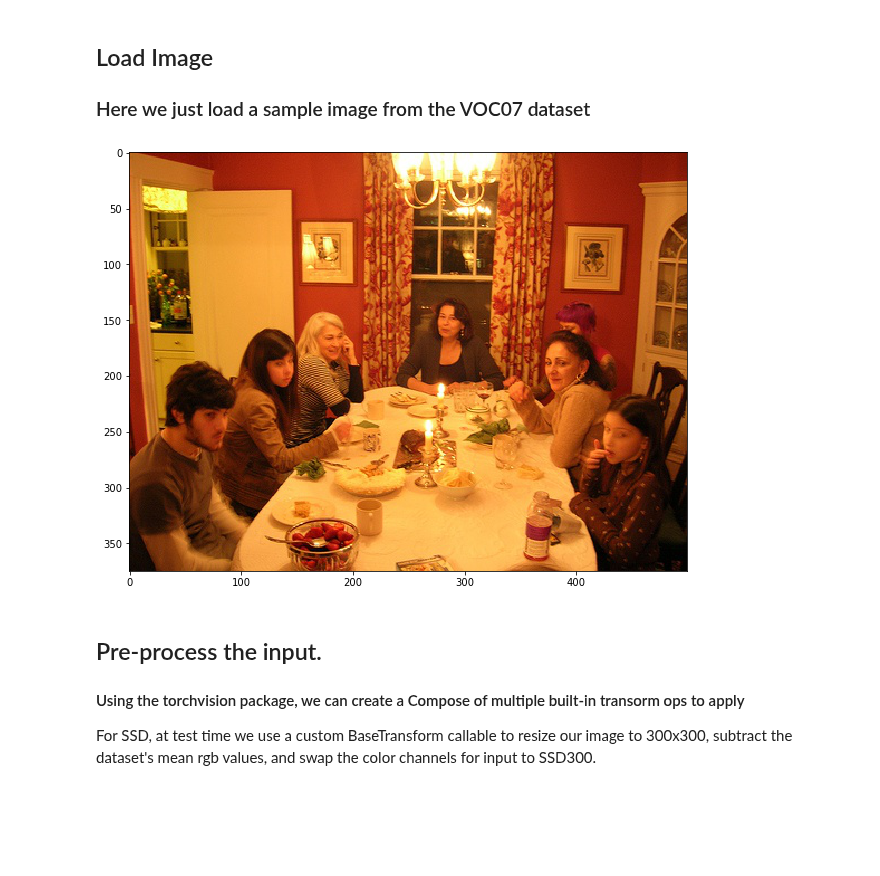
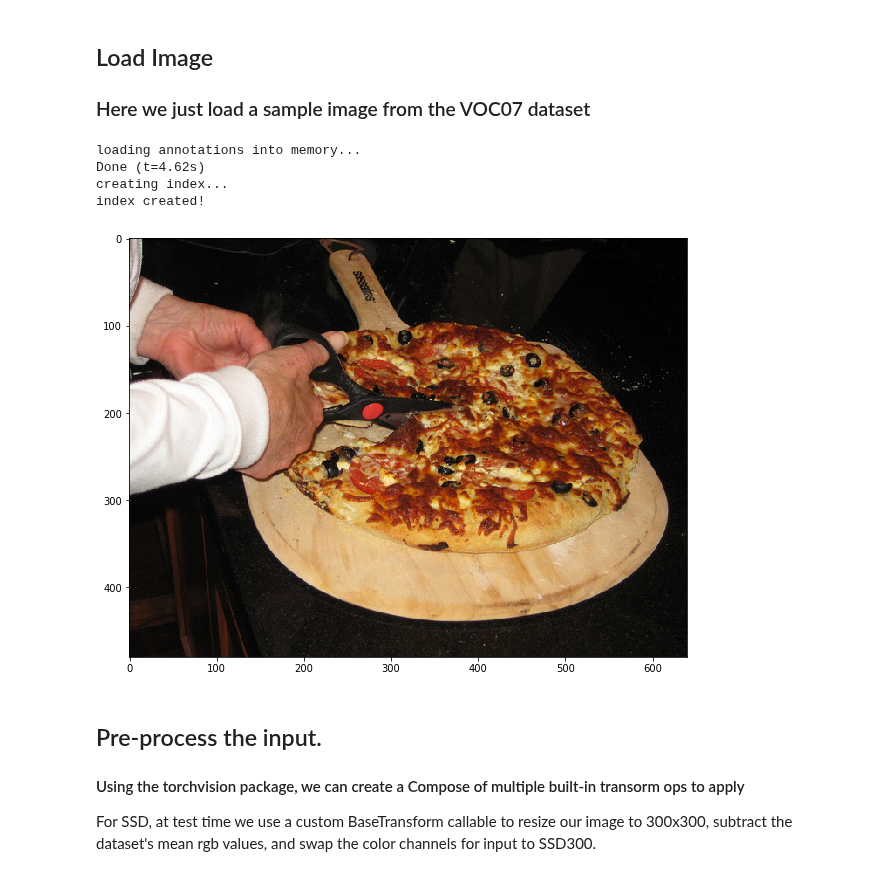
Before and after one commit to amdegroot/ssd.pytorch, a Jupyter notebook: demo/demo.ipynb, the cells around one changed output. Drawn from its saved outputs; the diff is of its cells as text; code cells hidden in the pictures; blank space fills up the shorter version.

```diff
--- a/demo/demo.ipynb
+++ b/demo/demo.ipynb
@@ -35,19 +35,23 @@ Finished!
 # %%
 # image = cv2.imread('./data/example.jpg', cv2.IMREAD_COLOR)  # uncomment if dataset not downloaded
 %matplotlib inline
 from matplotlib import pyplot as plt
-from data import VOCDetection, VOC_ROOT, VOCAnnotationTransform
+from data import COCODetection, COCO_ROOT, COCOAnnotationTransform
 # here we specify year (07 or 12) and dataset ('test', 'val', 'train')
-testset = VOCDetection(VOC_ROOT, [('2007', 'val')], None, VOCAnnotationTransform())
-img_id = 60
+testset = COCODetection(COCO_ROOT, transform=COCOAnnotationTransform())
+img_id = 10000
 image = testset.pull_image(img_id)
 rgb_image = cv2.cvtColor(image, cv2.COLOR_BGR2RGB)
 # View the sampled input image before transform
 plt.figure(figsize=(10,10))
 plt.imshow(rgb_image)
 plt.show()
 # %% [output]
+loading annotations into memory...
+Done (t=4.62s)
+creating index...
+index created!
-[figure, old version]
+[figure, new version]
 # %% [markdown]
 ## Pre-process the input.
 #### Using the torchvision package, we can create a Compose of multiple built-in transorm ops to apply
```
Also changed, not shown: parts of 3 cells of this notebook.
